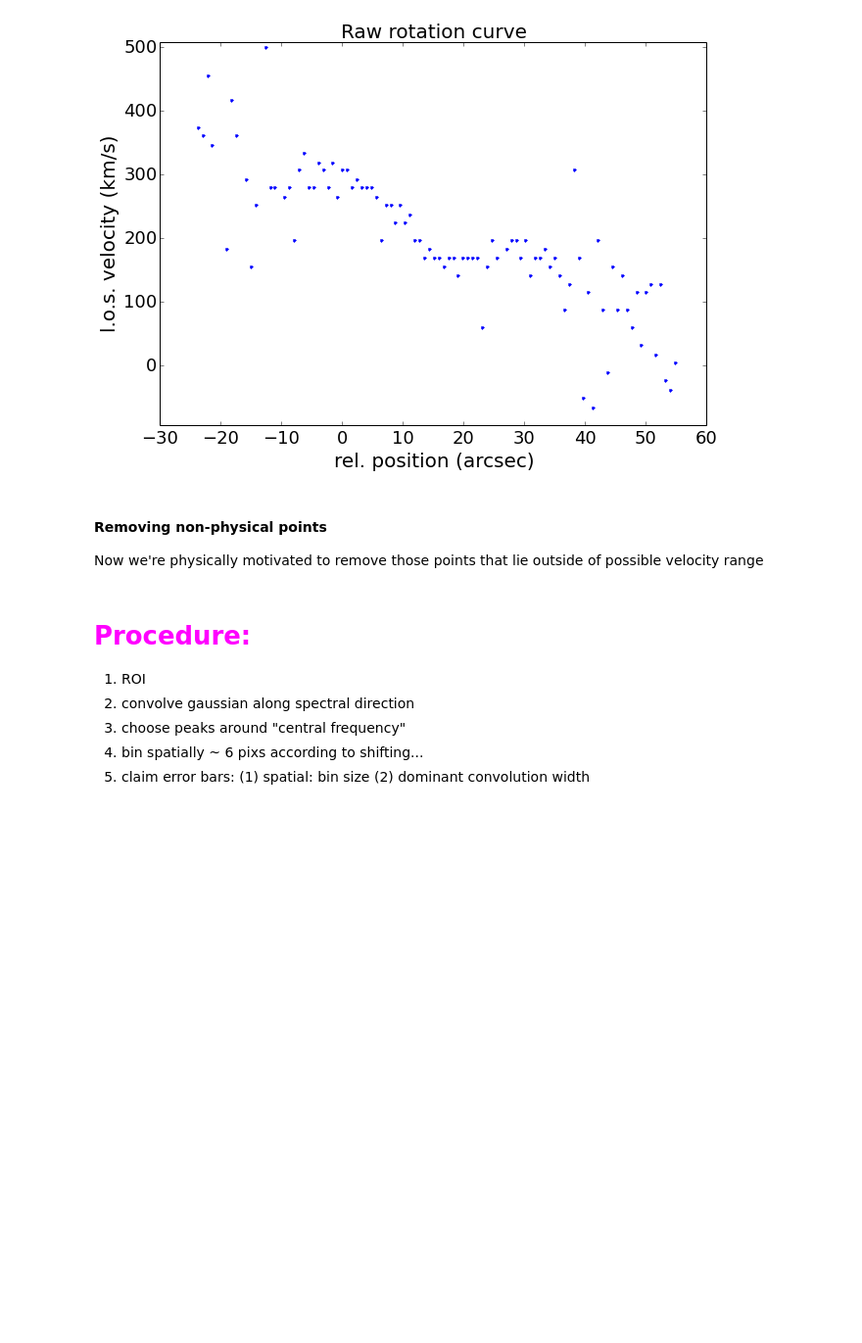
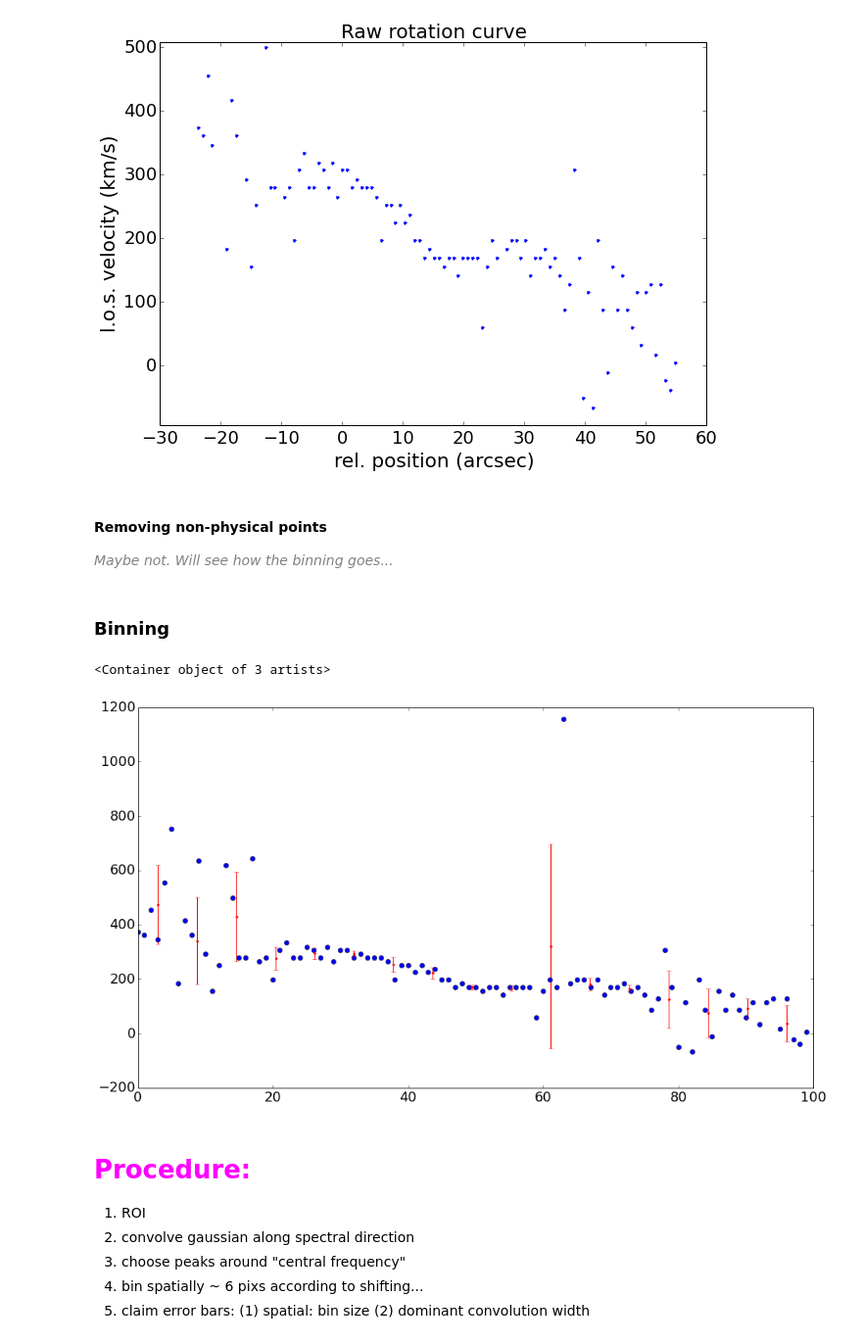
Before and after one commit to Mipanox/PHYS301, a Jupyter notebook: Project/SpecAna.ipynb, the cells around one changed output. Shown at 98% size. Drawn from its saved outputs; the diff is of its cells as text; code cells hidden in the pictures; blank space fills up the shorter version.

Commit message:
checkpoint, binning half-done

```diff
--- a/Project/SpecAna.ipynb
+++ b/Project/SpecAna.ipynb
@@ -272,9 +272,30 @@ plt.ylim(v_sys.value-400,v_sys.value+200)
 # %% [output]
 (-93.0805422102772, 506.9194577897228)
 [figure]
-# %% [markdown]
-#### Removing non-physical points
-Now we're physically motivated to remove those points that lie outside of possible velocity range
+# %% [markdown]
+#### Removing non-physical points
+_<font color="gray">Maybe not. Will see how the binning goes...</font>_
+# %% [markdown]
+### Binning
+# %%
+#x = np.random.rand(100)
+#y = np.sin(2*np.pi*x) + 2 * x * (np.random.rand(100)-0.5)
+nbins = 17
+
+x = np.arange(M82_vel.shape[0])
+
+n, _ = np.histogram(x, bins=nbins)
+sy, _ = np.histogram(x, bins=nbins, weights=M82_vel)
+sy2, _ = np.histogram(x, bins=nbins, weights=M82_vel**2)
+mean = sy / n
+std = np.sqrt(sy2/n - mean*mean)
+
+plt.figure(figsize=(16,9))
+plt.plot(x, M82_vel, 'bo')
+plt.errorbar((_[1:] + _[:-1])/2, mean, yerr=std, fmt='r.')
+# %% [output]
+<Container object of 3 artists>
+[figure, added]
 # %% [markdown]
 # <font color="magenta">Procedure:</font>
 1. ROI
```
